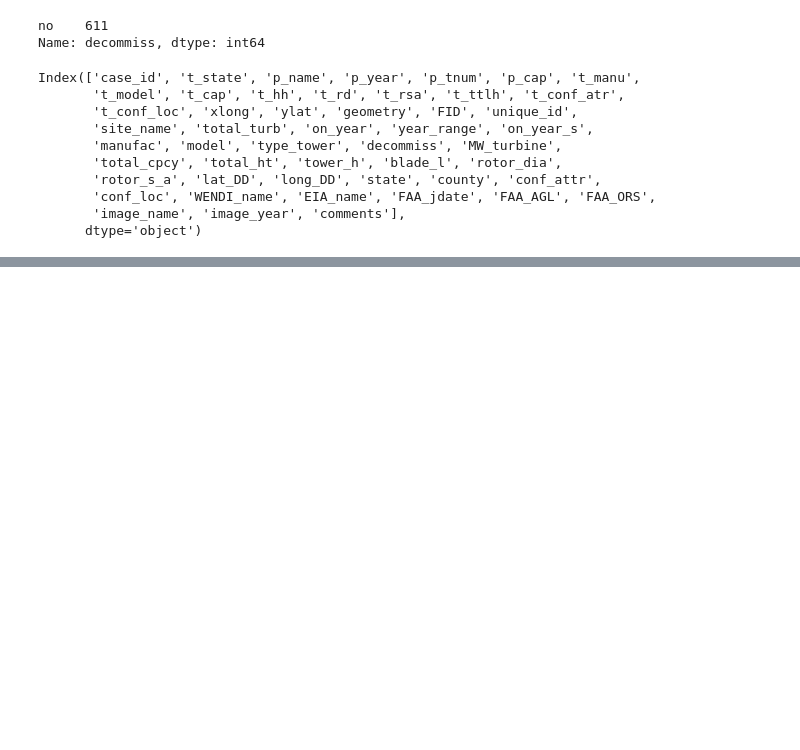
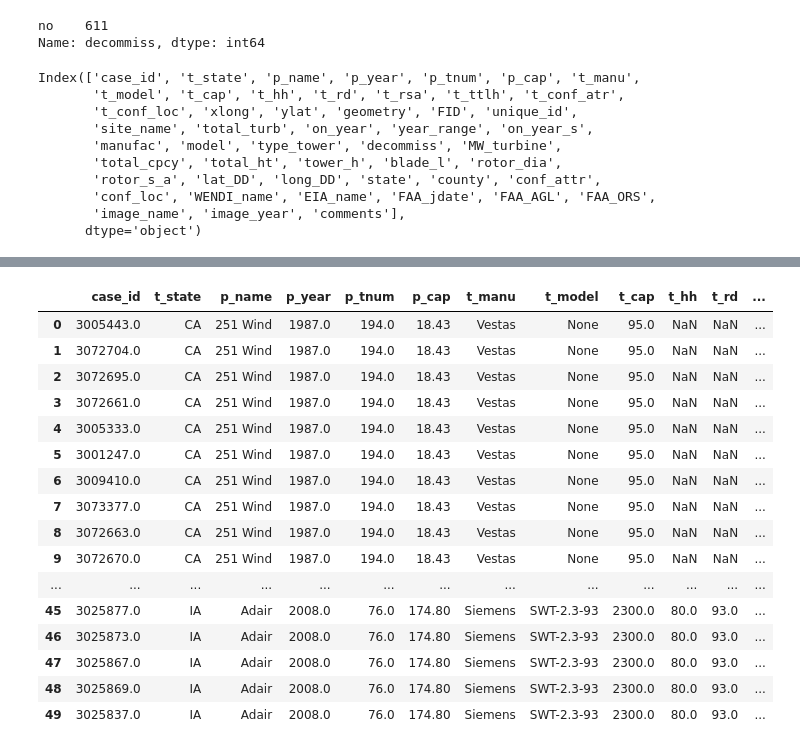
Before and after one commit to hsopel/NSS-Capstone, a Jupyter notebook: notebook/wind_eda.ipynb, the cells around one changed output, grey strips where cells are left out. Saved outputs shown, nothing was run; the diff lists cells and outputs as text; code cells hidden in the pictures; blank space fills up the shorter version.

```diff
--- a/notebook/wind_eda.ipynb
+++ b/notebook/wind_eda.ipynb
@@ -159,0 +320,20 @@ wind_old_geo.head()
+# %%
+wind.head(50)
+# %% [output]
+|  | case_id | t_state | p_name | p_year | p_tnum | p_cap | t_manu | t_model | t_cap | t_hh | t_rd | ... |
+| 0 | 3005443.0 | CA | 251 Wind | 1987.0 | 194.0 | 18.43 | Vestas | None | 95.0 | NaN | NaN | ... |
+| 1 | 3072704.0 | CA | 251 Wind | 1987.0 | 194.0 | 18.43 | Vestas | None | 95.0 | NaN | NaN | ... |
+| 2 | 3072695.0 | CA | 251 Wind | 1987.0 | 194.0 | 18.43 | Vestas | None | 95.0 | NaN | NaN | ... |
+| 3 | 3072661.0 | CA | 251 Wind | 1987.0 | 194.0 | 18.43 | Vestas | None | 95.0 | NaN | NaN | ... |
+| 4 | 3005333.0 | CA | 251 Wind | 1987.0 | 194.0 | 18.43 | Vestas | None | 95.0 | NaN | NaN | ... |
+| 5 | 3001247.0 | CA | 251 Wind | 1987.0 | 194.0 | 18.43 | Vestas | None | 95.0 | NaN | NaN | ... |
+| 6 | 3009410.0 | CA | 251 Wind | 1987.0 | 194.0 | 18.43 | Vestas | None | 95.0 | NaN | NaN | ... |
+| 7 | 3073377.0 | CA | 251 Wind | 1987.0 | 194.0 | 18.43 | Vestas | None | 95.0 | NaN | NaN | ... |
+| 8 | 3072663.0 | CA | 251 Wind | 1987.0 | 194.0 | 18.43 | Vestas | None | 95.0 | NaN | NaN | ... |
+| 9 | 3072670.0 | CA | 251 Wind | 1987.0 | 194.0 | 18.43 | Vestas | None | 95.0 | NaN | NaN | ... |
+| ... | ... | ... | ... | ... | ... | ... | ... | ... | ... | ... | ... | ... |
+| 45 | 3025877.0 | IA | Adair | 2008.0 | 76.0 | 174.80 | Siemens | SWT-2.3-93 | 2300.0 | 80.0 | 93.0 | ... |
+| 46 | 3025873.0 | IA | Adair | 2008.0 | 76.0 | 174.80 | Siemens | SWT-2.3-93 | 2300.0 | 80.0 | 93.0 | ... |
+| 47 | 3025867.0 | IA | Adair | 2008.0 | 76.0 | 174.80 | Siemens | SWT-2.3-93 | 2300.0 | 80.0 | 93.0 | ... |
+| 48 | 3025869.0 | IA | Adair | 2008.0 | 76.0 | 174.80 | Siemens | SWT-2.3-93 | 2300.0 | 80.0 | 93.0 | ... |
+| 49 | 3025837.0 | IA | Adair | 2008.0 | 76.0 | 174.80 | Siemens | SWT-2.3-93 | 2300.0 | 80.0 | 93.0 | ... |
```
Also changed, not shown: parts of 18 cells of this notebook.
